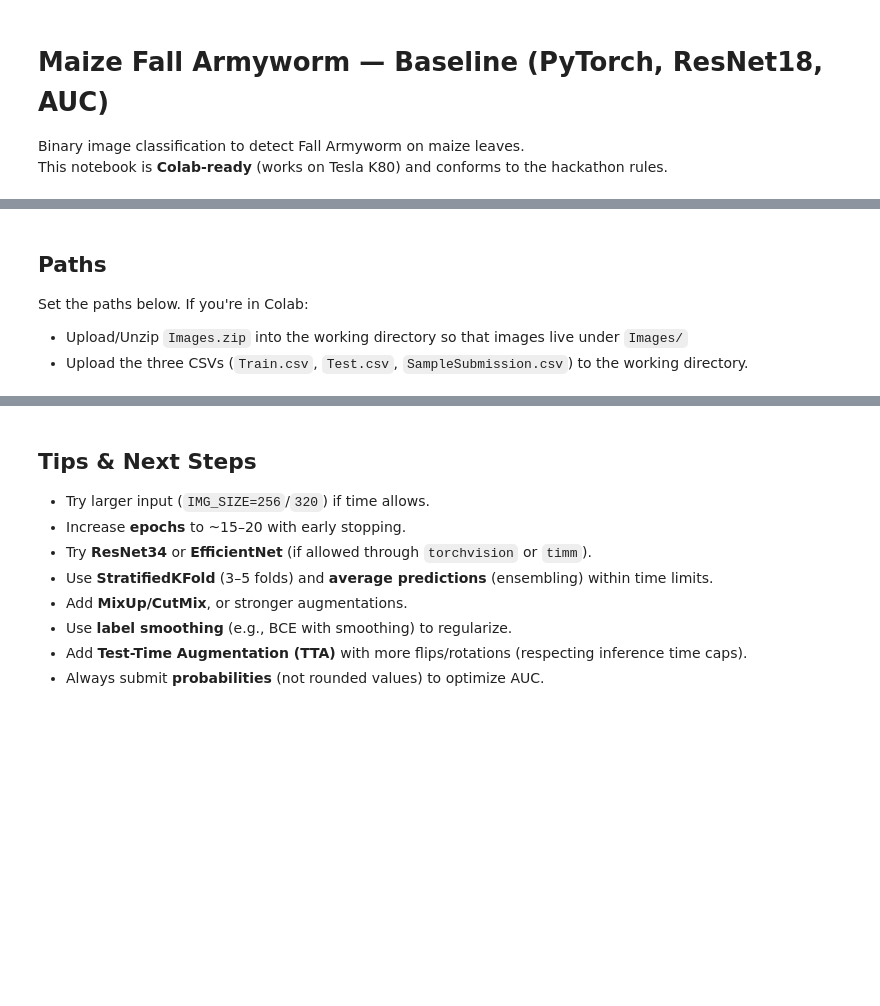
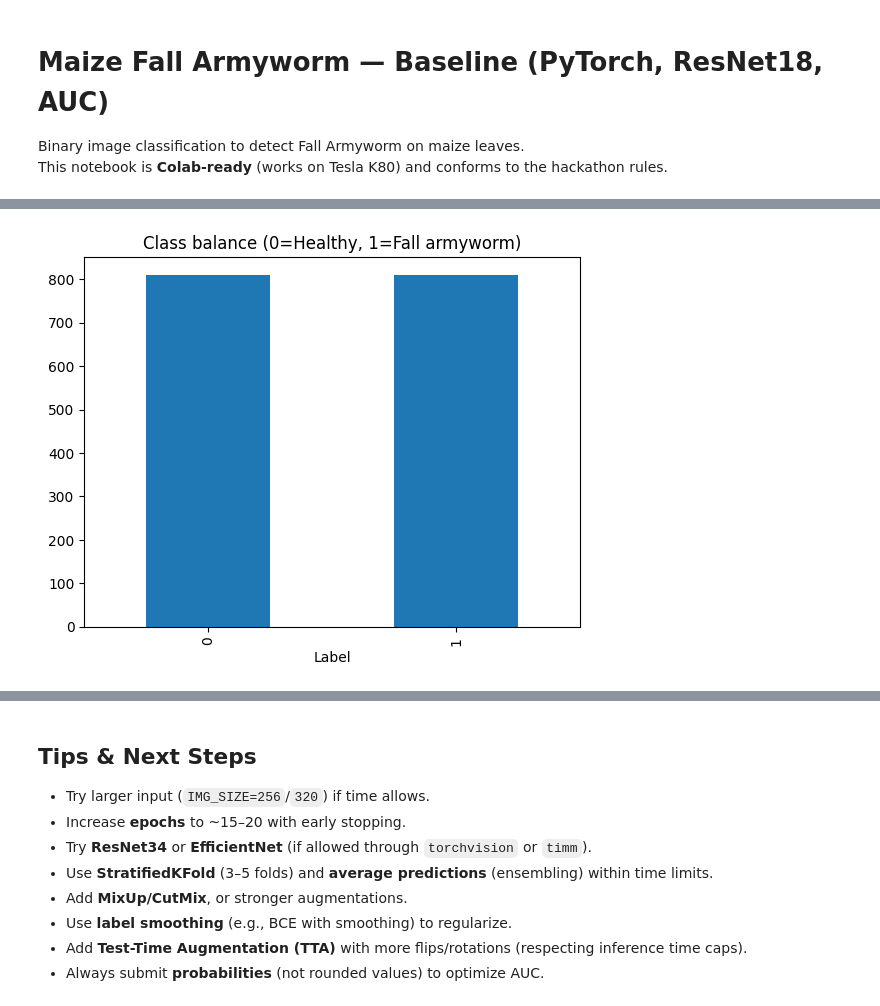
Before and after one commit to Gaabshiine/pycon-2025-hackthon, a Jupyter notebook: maize_faw_baseline.ipynb, the cells around one changed output, grey strips where cells are left out. Cells and saved outputs as stored; diff of their text form; code cells hidden in the pictures; blank space fills up the shorter version.

```diff
--- a/maize_faw_baseline.ipynb
+++ b/maize_faw_baseline.ipynb
@@ -44,42 +78,10 @@ plt.show()
 # %%
-
-import os, sys, math, time, random, shutil, glob, json
-from pathlib import Path
-
-import numpy as np
-import pandas as pd
-from PIL import Image
-
-import torch
-import torch.nn as nn
-import torch.nn.functional as F
-from torch.utils.data import Dataset, DataLoader
-from torchvision import transforms, models
-
-from sklearn.metrics import roc_auc_score
-from sklearn.model_selection import train_test_split
-
-from tqdm.auto import tqdm
-
-SEED = 1337
-def seed_everything(seed=SEED):
-    random.seed(seed)
-    np.random.seed(seed)
-    torch.manual_seed(seed)
-    torch.cuda.manual_seed_all(seed)
-    torch.backends.cudnn.deterministic = True
-    torch.backends.cudnn.benchmark = False
-
-seed_everything()
-print('PyTorch', torch.__version__)
-print('CUDA available:', torch.cuda.is_available())
-device = torch.device('cuda' if torch.cuda.is_available() else 'cpu')
-device
+# ================
+# 3. Quick EDA
+# ================
+counts = train_df['Label'].value_counts()
+counts.plot(kind="bar", title="Class balance (0=Healthy, 1=Fall armyworm)")
+plt.show()
+# %% [output]
+[figure, added]
-# %% [markdown]
-
-## Paths
-
-Set the paths below. If you're in Colab:
-- Upload/Unzip `Images.zip` into the working directory so that images live under `Images/`
-- Upload the three CSVs (`Train.csv`, `Test.csv`, `SampleSubmission.csv`) to the working directory.
 # %%
```
Also changed, not shown: parts of 19 cells of this notebook.
